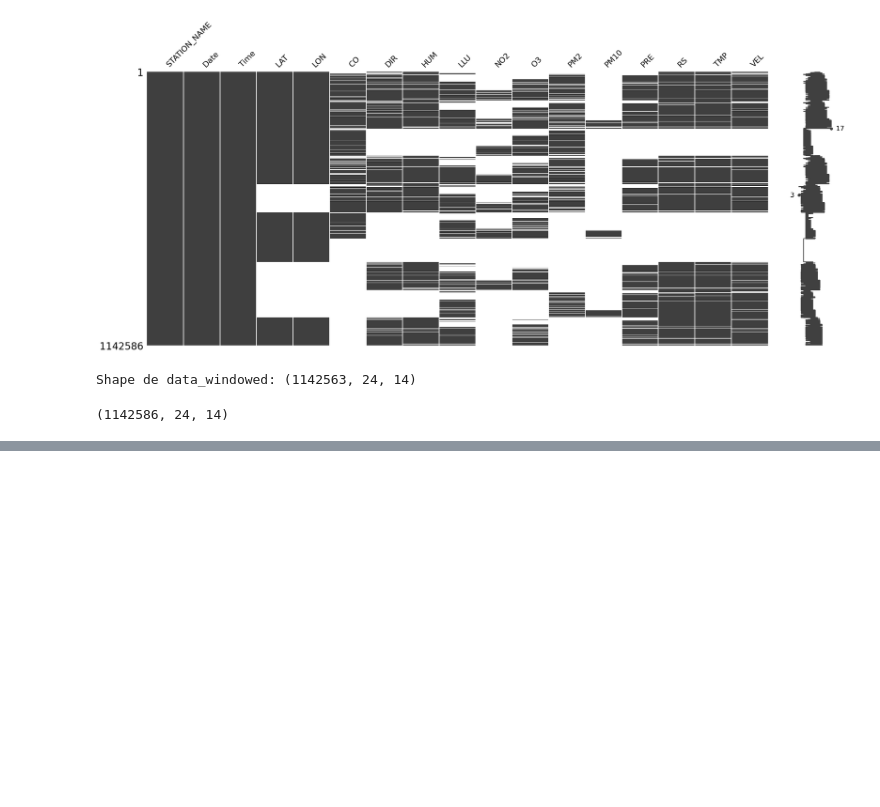
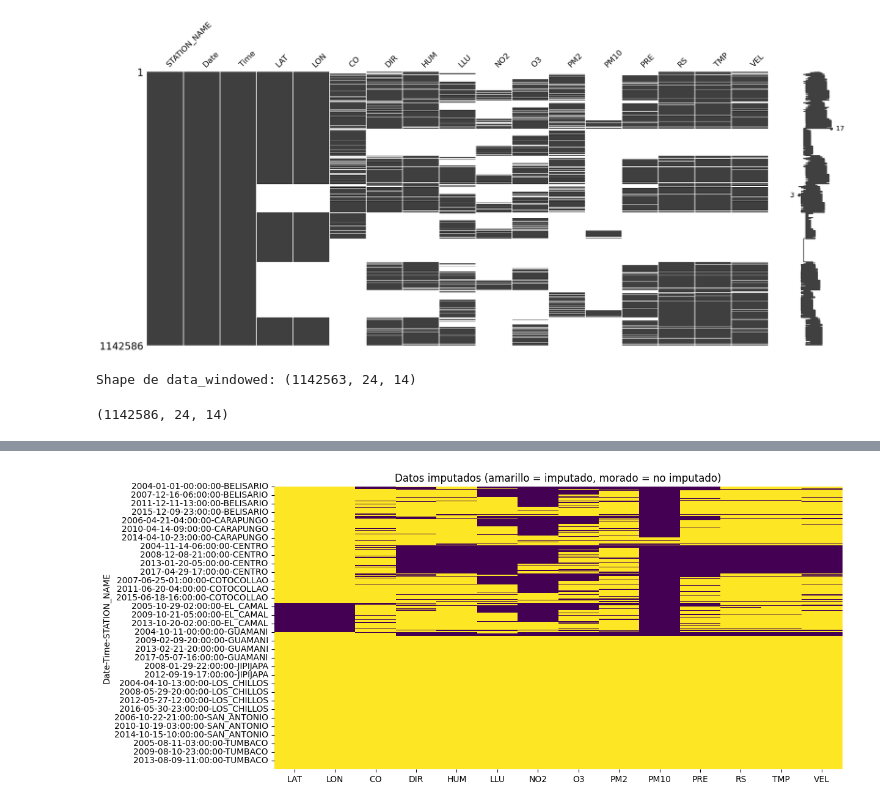
Before and after one commit to JossueJativa/InteligenciaArtificial2, a Jupyter notebook: Proyecto/EJDJ.ipynb, the cells around one changed output, grey strips where cells are left out. Drawn from its saved outputs; the diff is of its cells as text; code cells hidden in the pictures; blank space fills up the shorter version.

```diff
--- a/Proyecto/EJDJ.ipynb
+++ b/Proyecto/EJDJ.ipynb
@@ -179,0 +138,27 @@ Shape de los datos normalizados: (1142586, 24, 14)
+# %%
+# data_windowed: (n_samples, seq_len, n_features)
+# Filtra ventanas donde al menos el 50% de los datos no son NaN
+mask = ~np.isnan(data_windowed).all(axis=(1,2))  # elimina ventanas completamente vacías
+data_windowed_filtered = data_windowed[mask]
+
+# Si quieres ser más estricto (ej: al menos 50% de datos no NaN en cada ventana)
+min_valid = int(0.5 * seq_len * n_features)
+mask = np.sum(~np.isnan(data_windowed), axis=(1,2)) >= min_valid
+data_windowed_filtered = data_windowed[mask]
+
+# Normaliza solo sobre los datos no NaN
+from sklearn.preprocessing import MinMaxScaler
+scaler = MinMaxScaler()
+flat = data_windowed_filtered.reshape(-1, data_windowed_filtered.shape[-1])
+flat_no_nan = flat[~np.isnan(flat).any(axis=1)]
+scaler.fit(flat_no_nan)
+
+# Aplica la normalización ignorando los NaN (corrigiendo el error de asignación)
+def scale_with_nan(x):
+    x_scaled = x.copy()
+    row_mask = ~np.isnan(x).any(axis=1)
+    if np.any(row_mask):
+        x_scaled[row_mask] = scaler.transform(x[row_mask])
+    return x_scaled
+
+data_windowed_scaled = np.array([scale_with_nan(win) for win in data_windowed_filtered])
@@ -331,0 +282,11 @@ plt.show()
+# %%
+# Sacar grafico que muestre los datos que se han imputado
+plt.figure(figsize=(12, 6))
+sns.heatmap(imputed_df.isnull(), cbar=False, cmap='viridis')
+plt.title('Datos imputados (amarillo = imputado, morado = no imputado)')
+plt.show()
+
+# tabla  de datos imputados
+print(imputed_df.head())
+# %% [output]
+[figure, added]
```
Also changed, not shown: parts of 14 cells of this notebook.
